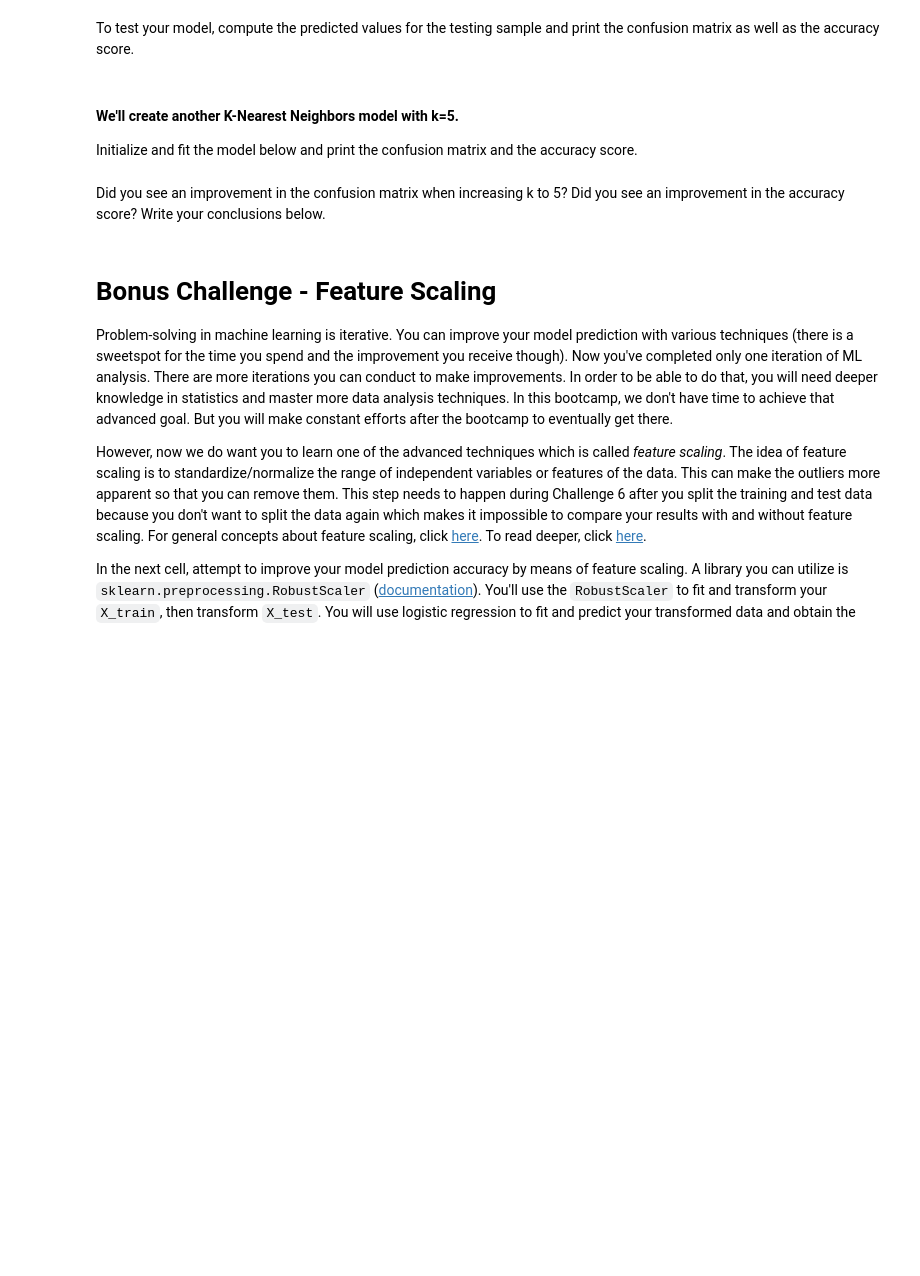
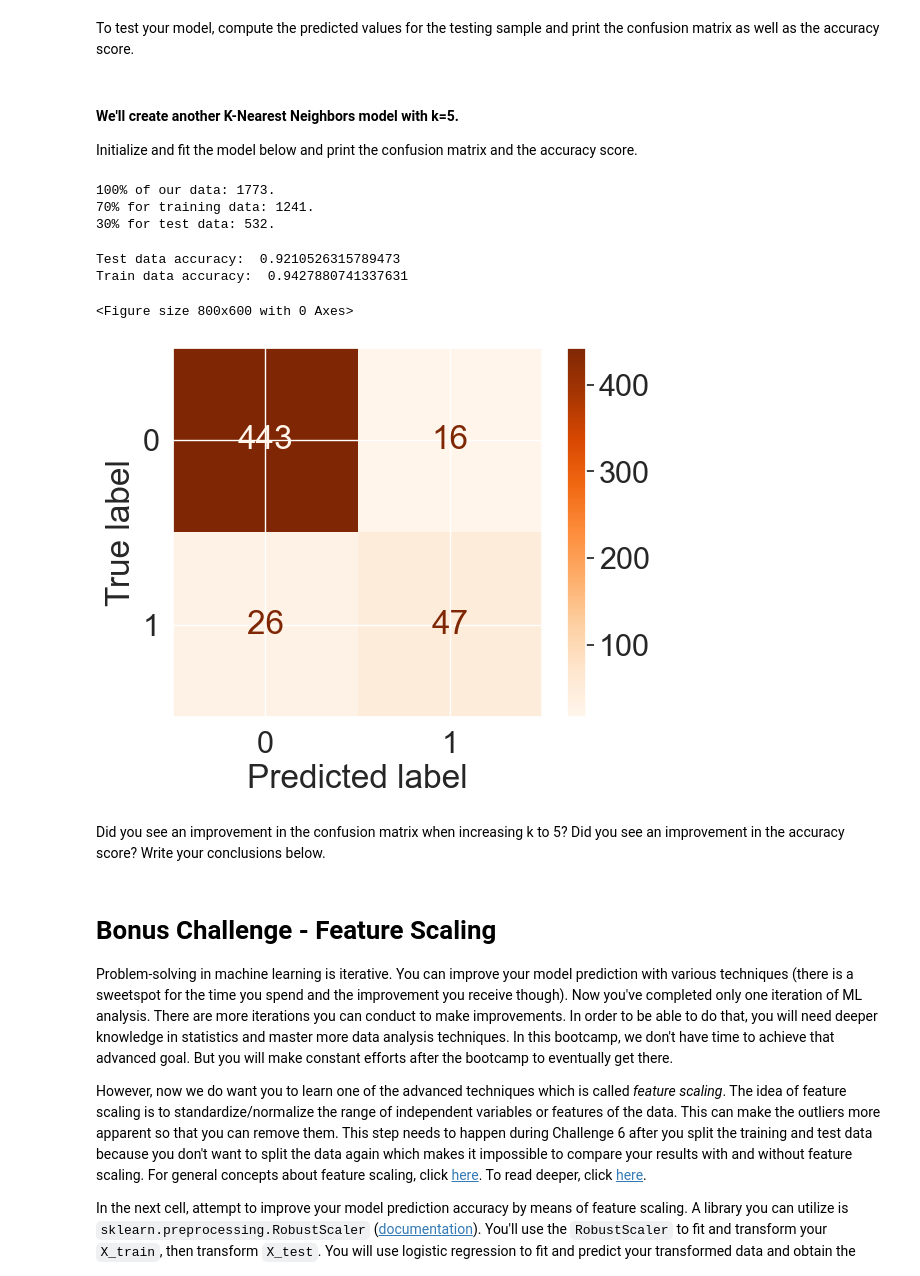
Before and after one commit to OSCGRA/lab-supervised-learning, a Jupyter notebook: your-code/main.ipynb, the cells around one changed output. Drawn from its saved outputs; the diff is of its cells as text; code cells hidden in the pictures; blank space fills up the shorter version.

```diff
--- a/your-code/main.ipynb
+++ b/your-code/main.ipynb
@@ -665,7 +665,7 @@ Though is it not required, we will fit a model using the training data and then
 from sklearn.neighbors import KNeighborsClassifier
 # %%
 model = KNeighborsClassifier(n_neighbors=3)
-model = model.fit(X_train, y_train)
+model = model.fit(X_train.values, y_train)
 # %%
 print(f'100% of our data: {len(websitepd)}.')
 print(f'70% for training data: {len(X_train)}.')
@@ -674,3 +674,6 @@ print(f'30% for test data: {len(X_test)}.')
 100% of our data: 1773.
 70% for training data: 1241.
 30% for test data: 532.
+# %%
+KNpredictions = model.predict(X_test.values)
+y_pred_KN = KNpredictions
@@ -685,3 +706,31 @@ Initialize and fit the model below and print the confusion matrix and the accura
+# %%
+print(f'100% of our data: {len(websitepd)}.')
+print(f'70% for training data: {len(X_train)}.')
+print(f'30% for test data: {len(X_test)}.')
+# %% [output]
+100% of our data: 1773.
+70% for training data: 1241.
+30% for test data: 532.
+# %%
+KNpredictions2 = model.predict(X_test.values)
+y_pred_KN2 = KNpredictions
+# %%
+print("Test data accuracy: ",model.score(X_test.values,y_test))
+print("Train data accuracy: ", model.score(X_train.values, y_train))
+# %% [output]
+Test data accuracy:  0.9210526315789473
+Train data accuracy:  0.9427880741337631
+# %%
+cm = confusion_matrix(y_test, y_pred_KN2)
+# %%
+disp = ConfusionMatrixDisplay(confusion_matrix=cm)
+plt.figure(figsize=(8, 6))
+disp.plot(cmap='Oranges')
+plt.grid(True)
+plt.show()
+# %% [output]
+<Figure size 800x600 with 0 Axes>
+[figure, added]
 # %% [markdown]
 Did you see an improvement in the confusion matrix when increasing k to 5? Did you see an improvement in the accuracy score? Write your conclusions below.
 # %%
```
Also changed, not shown: parts of 5 cells of this notebook.
